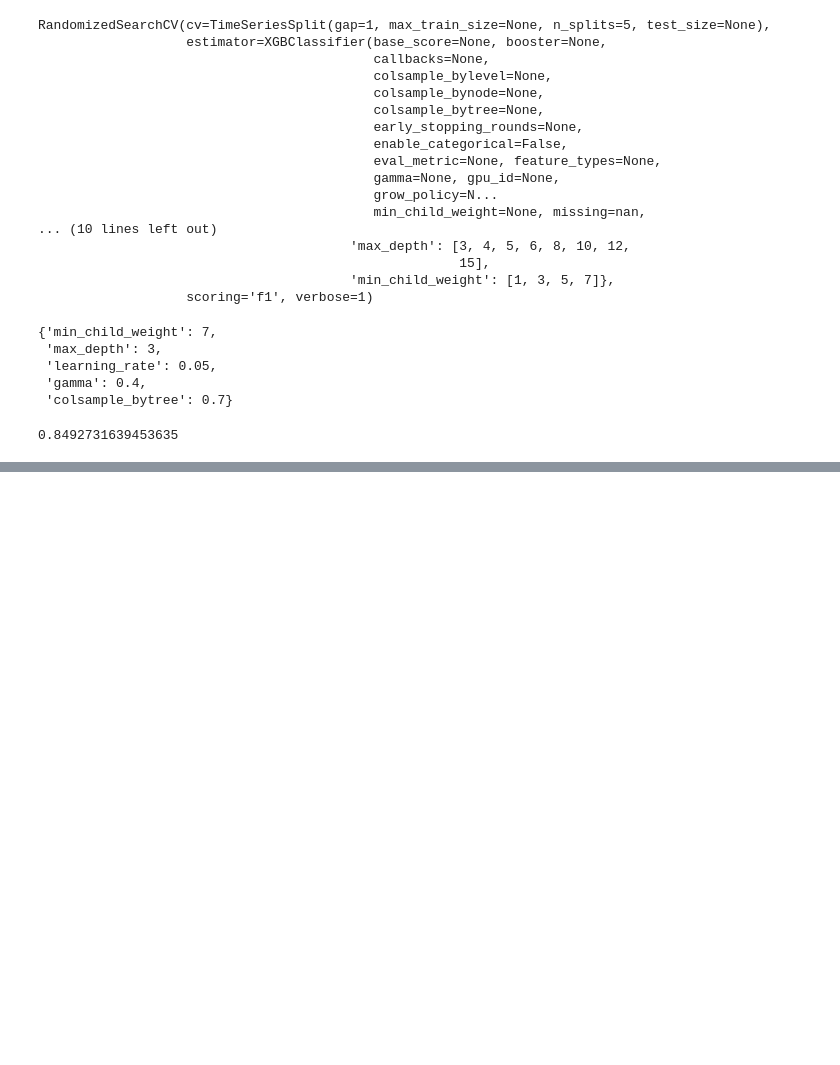
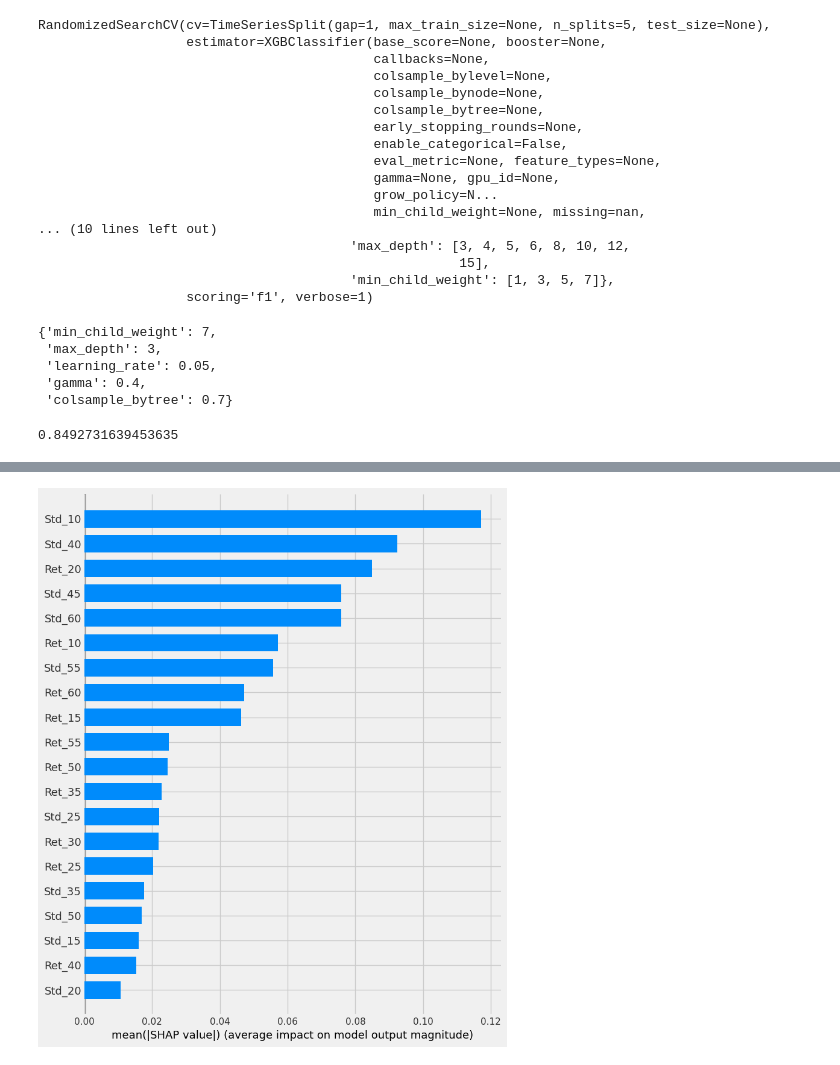
Before and after one commit to robonesky/oreilly, a Jupyter notebook: RM Lab Notes 11 202301 cohort.ipynb, the cells around one changed output, grey strips where cells are left out. Drawn from its saved outputs; the diff is of its cells as text; code cells hidden in the pictures; blank space fills up the shorter version.

```diff
--- a/RM Lab Notes 11 202301 cohort.ipynb
+++ b/RM Lab Notes 11 202301 cohort.ipynb
@@ -313,0 +389,8 @@ rs.best_score_
+# %%
+import shap
+explainer = shap.TreeExplainer(cls)
+shap_values = explainer.shap_values(X_test)
+# %%
+shap.summary_plot(shap_values, X_test, plot_type = 'bar')
+# %% [output]
+[figure, added]
```
Also changed, not shown: parts of 9 cells of this notebook.
